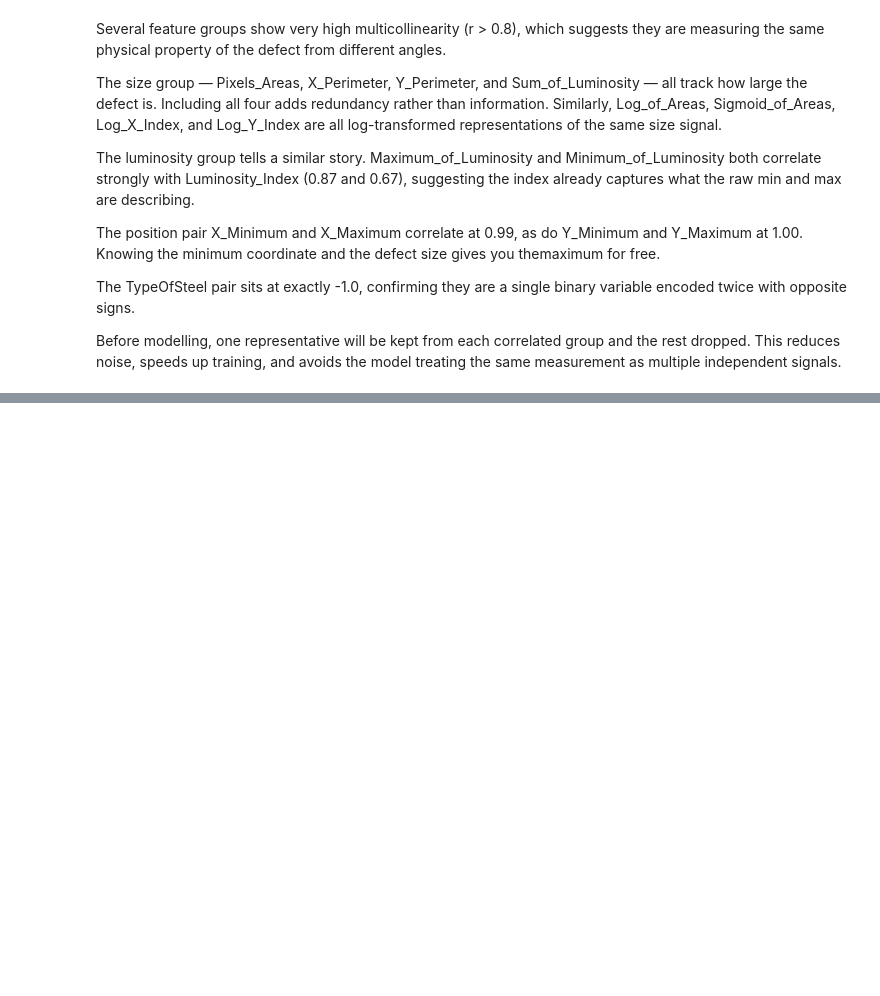
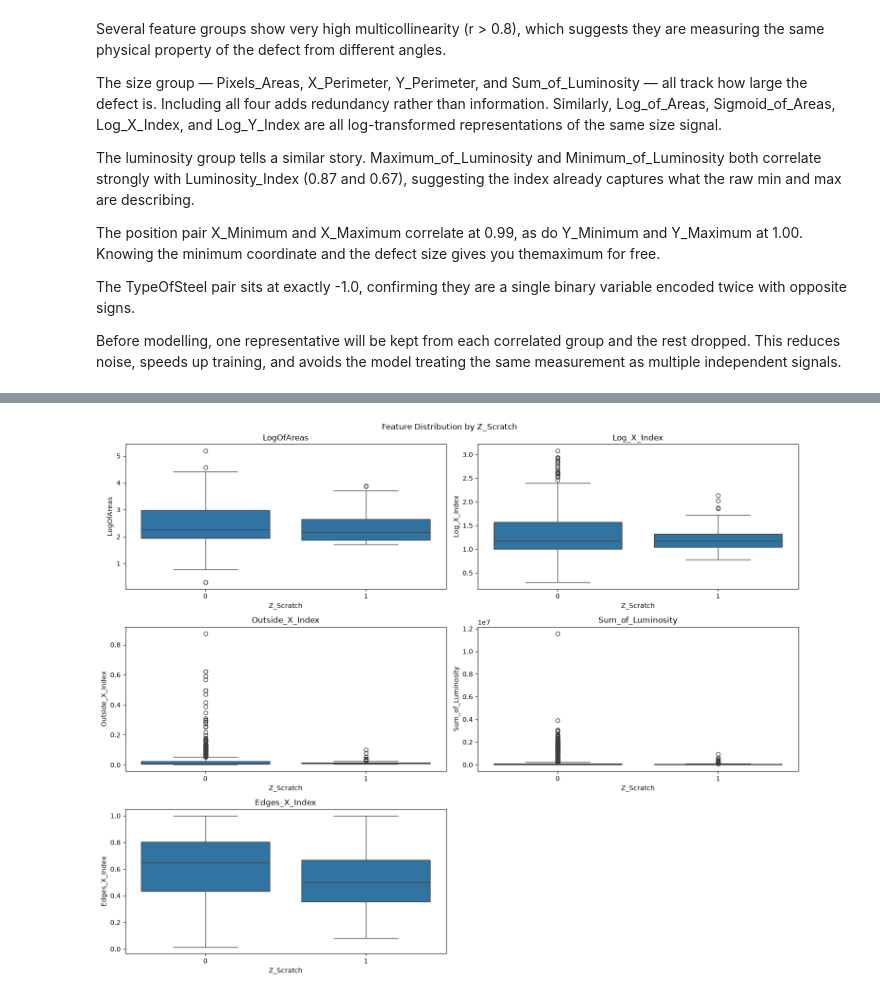
Before and after one commit to jim-franklin/metal-defect-evaluation, a Jupyter notebook: notebooks/01_exploration.ipynb, the cells around one changed output, grey strips where cells are left out. Drawn from its saved outputs; the diff is of its cells as text; code cells hidden in the pictures; blank space fills up the shorter version.

```diff
--- a/notebooks/01_exploration.ipynb
+++ b/notebooks/01_exploration.ipynb
@@ -235,0 +257,21 @@ Before modelling, one representative will be kept from each correlated group and
+# %%
+cols = ["LogOfAreas", "Log_X_Index", "Outside_X_Index", "Sum_of_Luminosity", "Edges_X_Index"]
+
+fig, axes = plt.subplots(3, 2, figsize=(15, 12))
+axes = axes.flatten()
+
+for ax, col in zip(axes, cols):
+    sns.boxplot(data=data, x="Z_Scratch", y=col, ax=ax)
+    ax.set_title(col)
+    ax.set_xlabel("Z_Scratch")
+    ax.tick_params(axis="x")
+
+for ax in axes[len(cols):]:
+    ax.set_visible(False)
+
+plt.suptitle("Feature Distribution by Z_Scratch")
+plt.tight_layout()
+plt.savefig("../outputs/figures/boxplots_z_scratch.png", dpi=150)
+plt.show()
+# %% [output]
+[figure, added]
```
Also changed, not shown: parts of 1 cell of this notebook, 2 other files.
